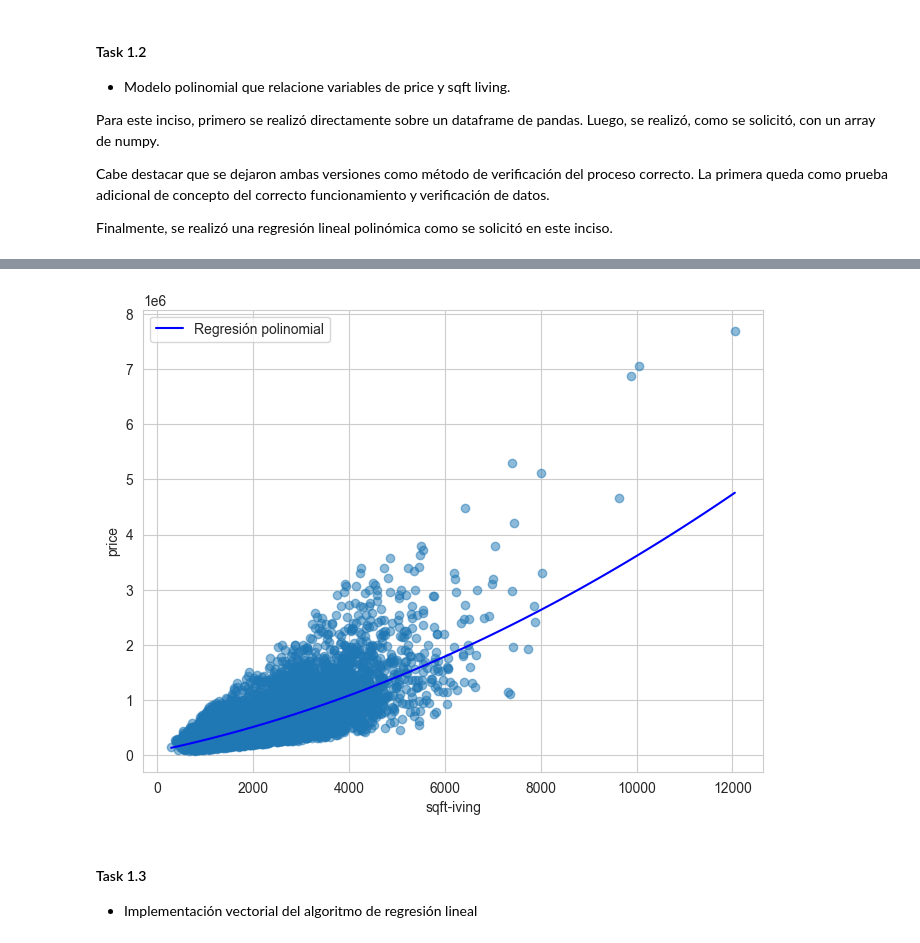
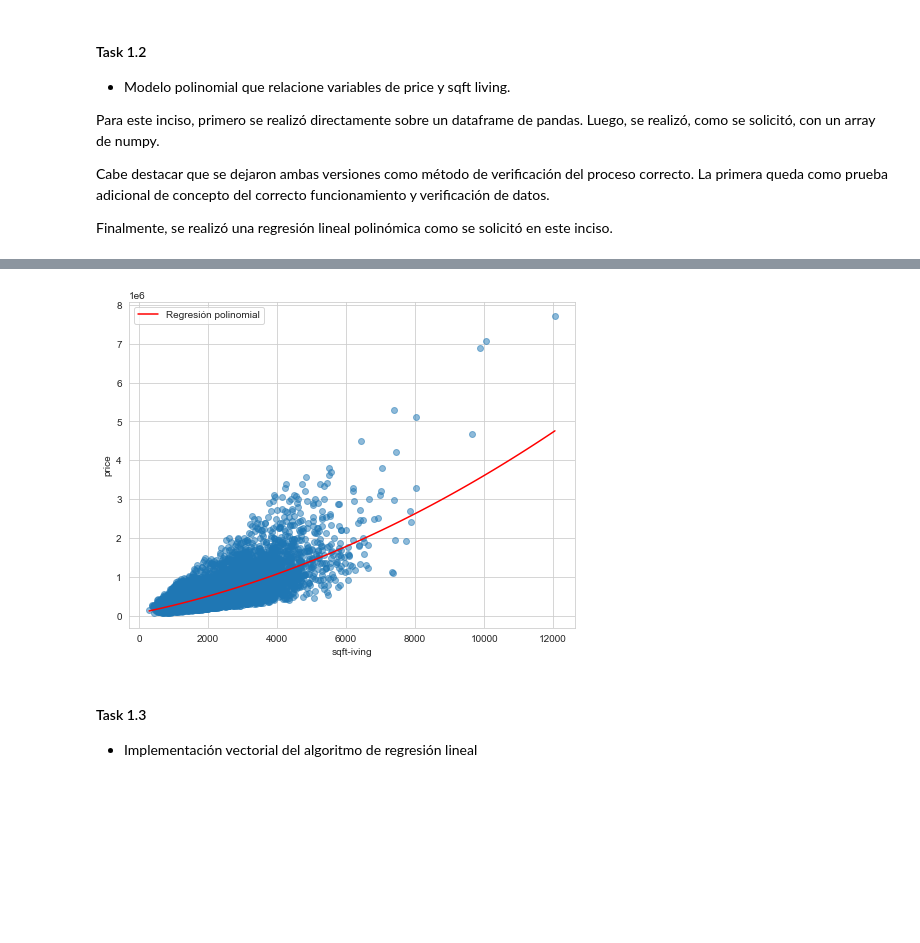
Before and after one commit to aleg001/Lab4-IA, a Jupyter notebook: Lab4.ipynb, the cells around one changed output, grey strips where cells are left out. Cells and saved outputs as stored; diff of their text form; code cells hidden in the pictures; blank space fills up the shorter version.

```diff
--- a/Lab4.ipynb
+++ b/Lab4.ipynb
@@ -137,18 +137,17 @@ w1: 253.78251928086388
 # %%
 # Gráfico de datos y predicciones
 sns.set_style('whitegrid')
 plt.figure(figsize=(8,6))
 plt.scatter(X_train, y_train, alpha=0.5)
 x_range = np.linspace(X_train.min(), X_train.max(), 100)
-y_rango = beta[0] + beta[1]*X_train + beta[2]*X_train**2
 y_range = beta[0] + beta[1]*x_range + beta[2]*x_range**2
-plt.plot(x_range, y_range, color='b', label='Regresión polinomial')
+plt.plot(x_range, y_range, color='r', label='Regresión polinomial')
 plt.legend()
 plt.xlabel('sqft-iving')
 plt.ylabel('price')
 plt.show()
 # %% [output]
-[figure, old version]
+[figure, new version]
 # %% [markdown]
 #### Task 1.3
 - Implementación vectorial del algoritmo de regresión lineal
```
Also changed, not shown: parts of 13 cells of this notebook.
